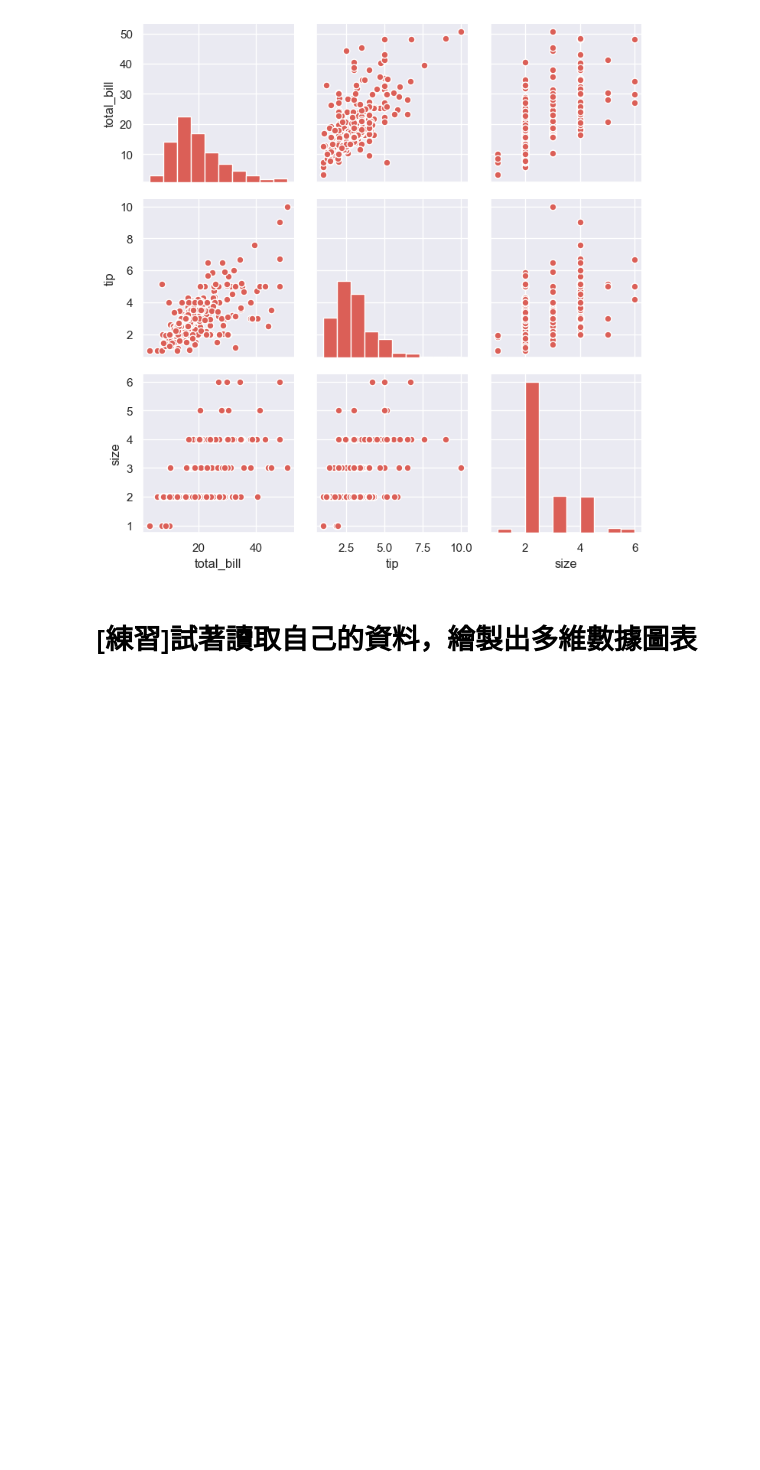
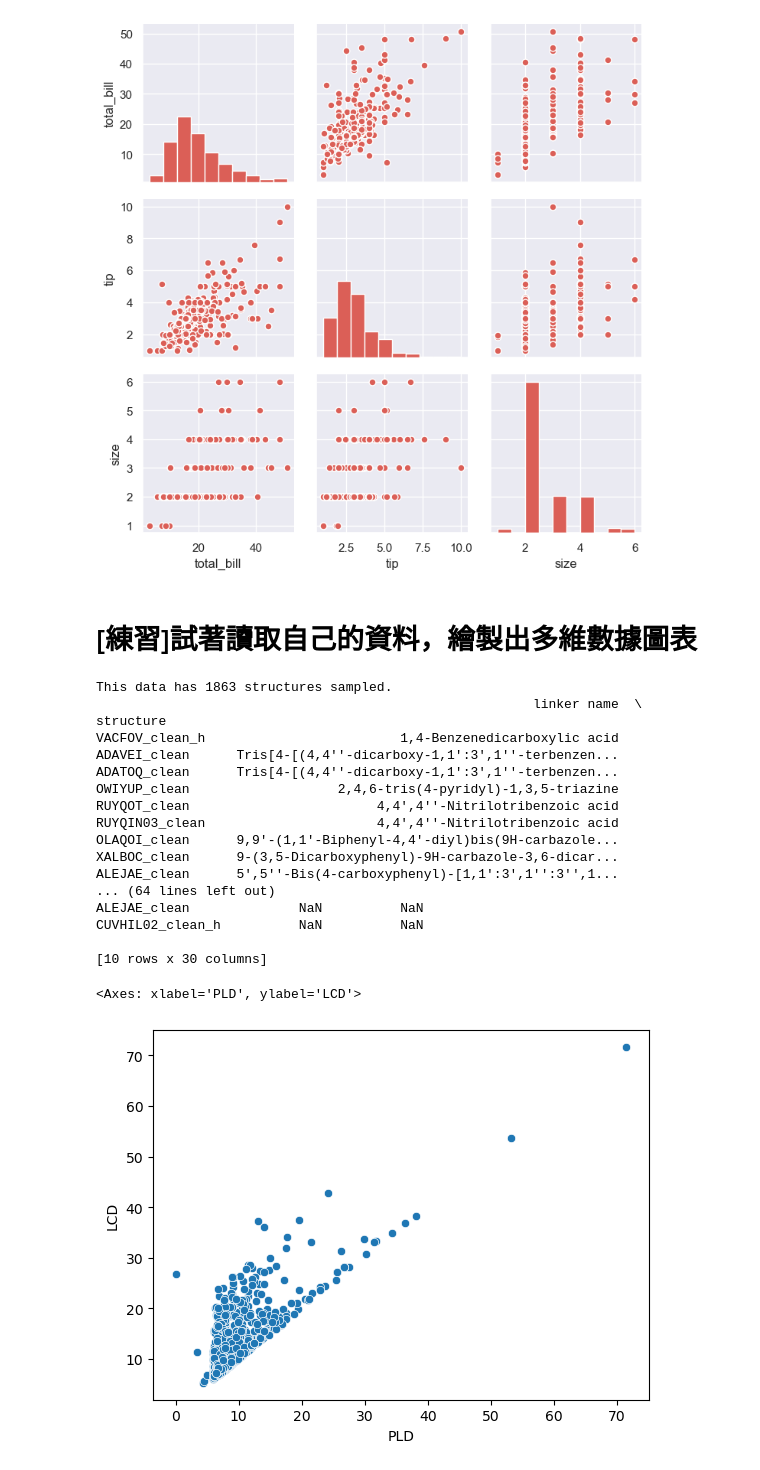
Before and after one commit to TonyDai702/IMLP439, a Jupyter notebook: Unit02/2.4.2_Seaborn數據視覺化.ipynb, the cells around one changed output. Drawn from its saved outputs; the diff is of its cells as text; code cells hidden in the pictures; blank space fills up the shorter version.

```diff
--- a/Unit02/2.4.2_Seaborn數據視覺化.ipynb
+++ b/Unit02/2.4.2_Seaborn數據視覺化.ipynb
@@ -393,3 +393,30 @@ g = g.map_offdiag(plt.scatter, edgecolor='w', s=40)
 [figure]
 # %% [markdown]
 # [練習]試著讀取自己的資料，繪製出多維數據圖表
+# %%
+K_H = pd.read_excel('/Users/daizhe/Downloads/交接資料/excel檔案/Data.xlsx')
+print(f'This data has {K_H.shape[0]} structures sampled.')
+K_H.set_index('structure', inplace=True)
+print(K_H.head(10))
+
+sns.scatterplot(x = 'PLD', y = 'LCD', data=K_H)
+# %% [output]
+This data has 1863 structures sampled.
+                                                        linker name  \
+structure
+VACFOV_clean_h                         1,4-Benzenedicarboxylic acid
+ADAVEI_clean      Tris[4-[(4,4''-dicarboxy-1,1':3',1''-terbenzen...
+ADATOQ_clean      Tris[4-[(4,4''-dicarboxy-1,1':3',1''-terbenzen...
+OWIYUP_clean                   2,4,6-tris(4-pyridyl)-1,3,5-triazine
+RUYQOT_clean                        4,4',4''-Nitrilotribenzoic acid
+RUYQIN03_clean                      4,4',4''-Nitrilotribenzoic acid
+OLAQOI_clean      9,9'-(1,1'-Biphenyl-4,4'-diyl)bis(9H-carbazole...
+XALBOC_clean      9-(3,5-Dicarboxyphenyl)-9H-carbazole-3,6-dicar...
+ALEJAE_clean      5',5''-Bis(4-carboxyphenyl)-[1,1':3',1'':3'',1...
+... (64 lines left out)
+ALEJAE_clean              NaN          NaN
+CUVHIL02_clean_h          NaN          NaN
+
+[10 rows x 30 columns]
+<Axes: xlabel='PLD', ylabel='LCD'>
+[figure, added]
```
